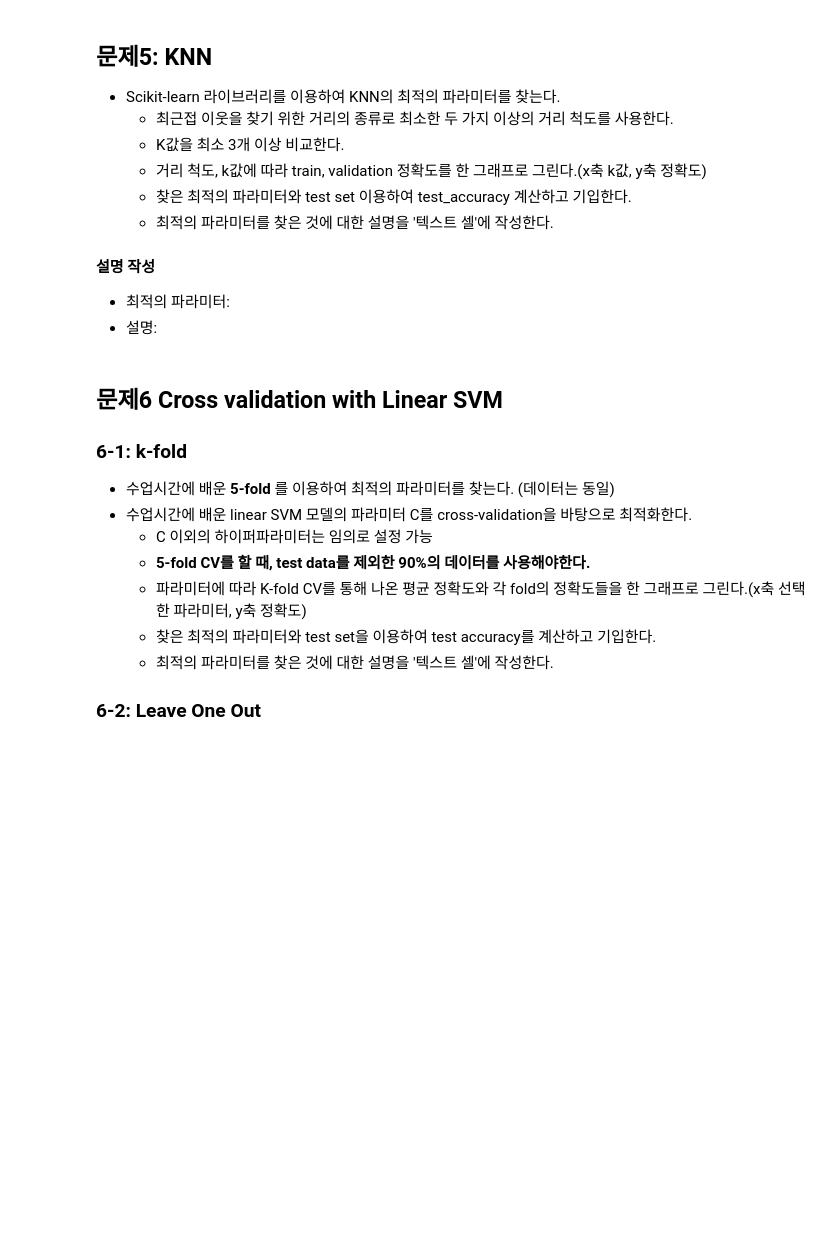
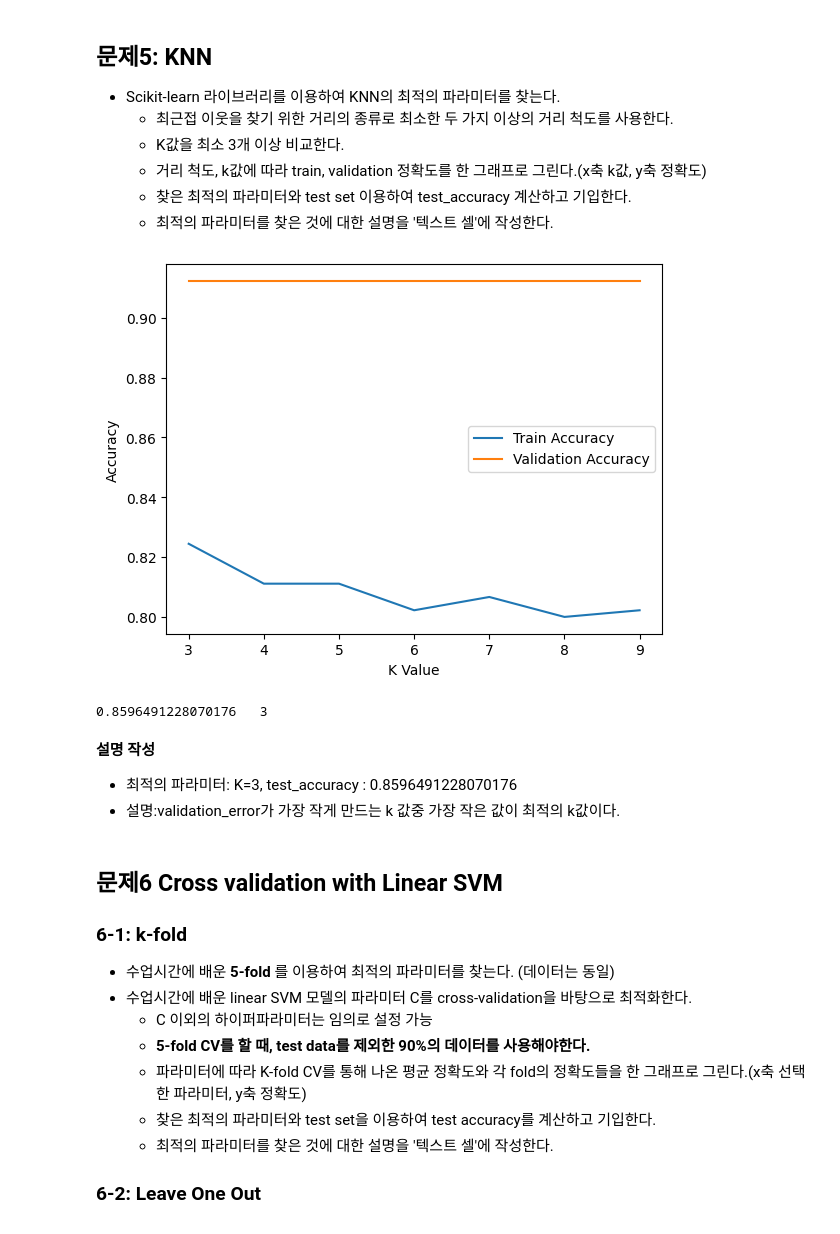
Before and after one commit to wannaBpark/2023S-Ajou-ML, a Jupyter notebook: HW2.ipynb, the cells around one changed output. Saved outputs shown, nothing was run; the diff lists cells and outputs as text; code cells hidden in the pictures; blank space fills up the shorter version.

```diff
--- a/HW2.ipynb
+++ b/HW2.ipynb
@@ -72,2 +138,9 @@ categorical = list(df.select_dtypes(include='object').columns) # categorical fea
+# %%
+## 문제 2 ##
+# 코드 작성
+le = LabelEncoder()
+for col in categorical:
+  df[col] = le.fit_transform(df[col]) # categorical feature 리스트 순회 및 numercial로 바꿈
+##########
 # %%
 df # categorical -> numerical 로 바뀌었는지 확인
@@ -213,7 +323,55 @@ import matplotlib.pyplot as plt
-# %% [markdown]
-**설명 작성**
-- 최적의 파라미터:
-- 설명:
+# %%
+### 문제 1 ###
+### 코드 작성 ###
+knn = KNeighborsClassifier()
+
+best_p = None
+best_k = 10
+best_valid_acc = 0
+_p = [1,2] #거리 척도
+train_accuracy = []
+valid_accuracy = []
+k_vals = range(3, 10)
+for k in k_vals:
+  cur_train_accuracy = 0
+  cur_valid_accuracy = 0
+  for cur_p in _p:
+    knn = KNeighborsClassifier(n_neighbors=k, weights='uniform', p=cur_p)
+    knn.fit(X_train, y_train)
+    y_train_pred = knn.predict(X_train)
+    y_valid_pred = knn.predict(X_val)
+
+    cur_train_accuracy = max(cur_train_accuracy, metrics.accuracy_score(y_train, y_train_pred))
+    cur_valid_accuracy = max(cur_valid_accuracy, metrics.accuracy_score(y_val, y_valid_pred))
+
+    if best_valid_acc < cur_valid_accuracy:
+      best_k = k
+      best_valid_acc = cur_valid_accuracy
+      best_p = cur_p
+  train_accuracy.append(cur_train_accuracy)
+  valid_accuracy.append(cur_valid_accuracy)
+  cur_train_accuracy = 0
+  cur_valid_accuracy = 0
+
+plt.plot(k_vals, train_accuracy, label='Train Accuracy')
+plt.plot(k_vals, valid_accuracy, label='Validation Accuracy')
+plt.xlabel('K Value')
+plt.ylabel('Accuracy')
+plt.legend()
+plt.show()
+
+knn = KNeighborsClassifier(n_neighbors=best_k, weights='uniform', p=best_p)
+knn.fit(X_test, y_test)
+y_test_pred = knn.predict(X_test)
+print(metrics.accuracy_score(y_test, y_test_pred) ," " ,best_k)
+################
+# %% [output]
+[figure, added]
+0.8596491228070176   3
+# %% [markdown]
+**설명 작성**
+- 최적의 파라미터: K=3, test_accuracy : 0.8596491228070176
+- 설명:validation_error가 가장 작게 만드는 k 값중 가장 작은 값이 최적의 k값이다.
 # %% [markdown]
 ## 문제6 Cross validation with Linear SVM
 ### 6-1: k-fold
```
Also changed, not shown: parts of 25 cells of this notebook.
